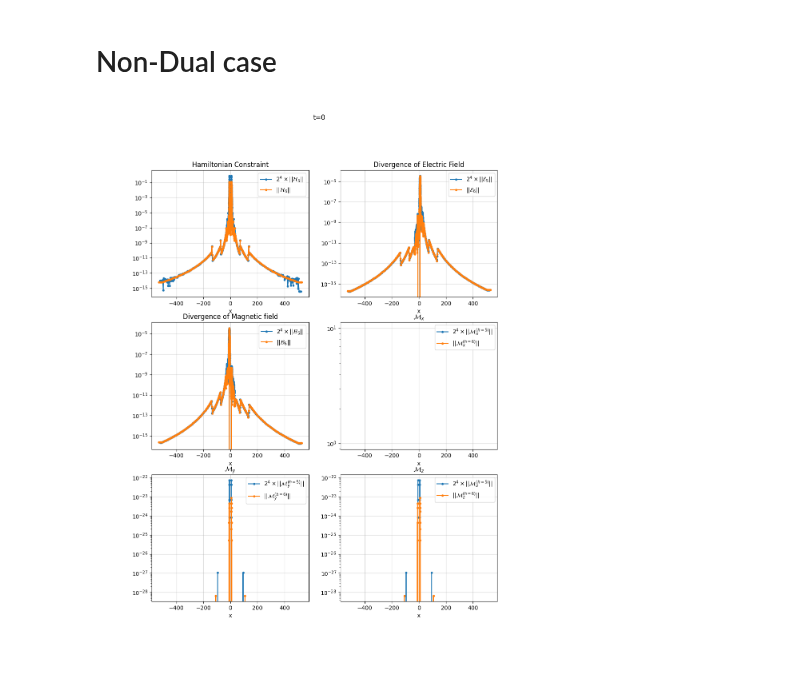
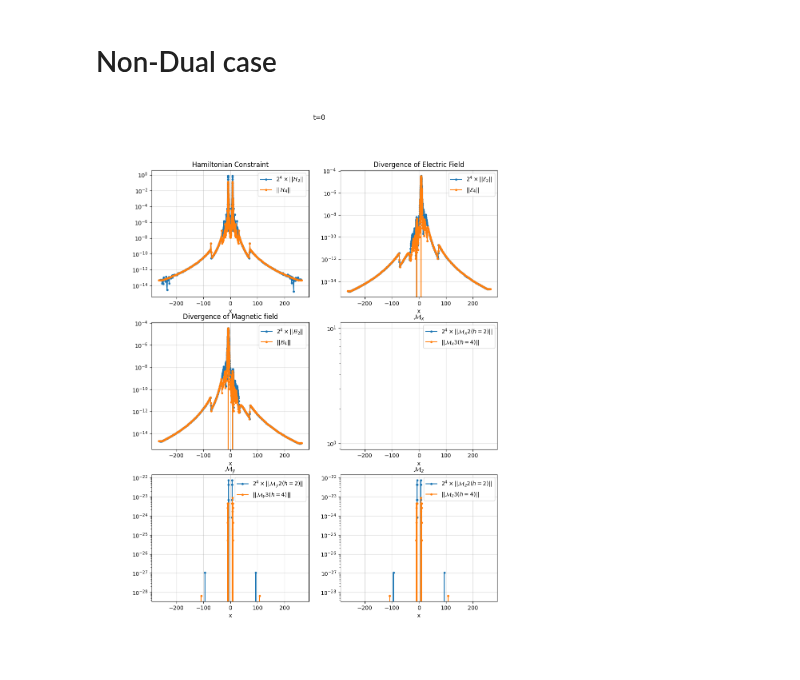
Before and after one commit to jpmvferreira/dyonic-collision-private, a Jupyter notebook: analyze/IC.ipynb, the cells around one changed output. Saved outputs shown, nothing was run; the diff lists cells and outputs as text; code cells hidden in the pictures.

```diff
--- a/analyze/IC.ipynb
+++ b/analyze/IC.ipynb
@@ -139,7 +143,7 @@ ax[1].legend();
 # %% [markdown]
 # Non-Dual case
 # %%
-sd            = SimDir("../simulations/IC_L=512_M=0.5,0.5-Q=0.05,0-G=0,0.05-x0=8_h=4")
+sd            = SimDir("../simulations/Headon_BSSN_L=512_M=0.5,0.5-Q=0.05,0-G=0,0.05-x0=8_h=2")
 ts            = sd.timeseries
 gf            = sd.gf
 hc_norm       = ts.norm2["hc"]
@@ -149,7 +153,7 @@ mcx_norm      = ts.norm2["mcx"]
 mcy_norm      = ts.norm2["mcy"]
 mcz_norm      = ts.norm2["mcz"]
 
-sd_res2       = SimDir("../simulations/IC_L=512_M=0.5,0.5-Q=0.05,0-G=0,0.05-x0=8_h=8")
+sd_res2       = SimDir("../simulations/Headon_BSSN_L=512_M=0.5,0.5-Q=0.05,0-G=0,0.05-x0=8_h=4")
 ts_res2       = sd_res2.timeseries
 gf_res2       = sd_res2.gf
 hc_norm_res2  = ts_res2.norm2["hc"]
@@ -170,8 +174,8 @@ fig.suptitle(f"t={t}")
 coor_1, data_1 = GetMesh(sd,      "hc", axis)
 coor_2, data_2 = GetMesh(sd_res2, "hc", axis)
 
-ax[0,0].plot(coor_1[f"t={t}"], 2**4*abs(data_1[f"t={t}"]), marker=".", label=r"$2^4 \times ||\mathcal{H}_{5}||$")
-ax[0,0].plot(coor_2[f"t={t}"],      abs(data_2[f"t={t}"]), marker=".", label=r"$           ||\mathcal{H}_{6}||$")
+ax[0,0].plot(coor_1[f"t={t}"], 2**4*abs(data_1[f"t={t}"]), marker=".", label=r"$2^4 \times ||\mathcal{H}_{2}||$")
+ax[0,0].plot(coor_2[f"t={t}"],      abs(data_2[f"t={t}"]), marker=".", label=r"$           ||\mathcal{H}_{4}||$")
 
 ax[0,0].grid(alpha=0.5)
 ax[0,0].set_xlabel(axis)
@@ -183,8 +187,8 @@ ax[0,0].legend()
 coor_1, data_1 = GetMesh(sd,      "Ec", axis)
 coor_2, data_2 = GetMesh(sd_res2, "Ec", axis)
 
-ax[0,1].plot(coor_1[f"t={t}"], 2**4*abs(data_1[f"t={t}"]), marker=".", label=r"$2^4 \times ||\mathcal{E}_{5}||$")
-ax[0,1].plot(coor_2[f"t={t}"],      abs(data_2[f"t={t}"]), marker=".", label=r"$           ||\mathcal{E}_{6}||$")
+ax[0,1].plot(coor_1[f"t={t}"], 2**4*abs(data_1[f"t={t}"]), marker=".", label=r"$2^4 \times ||\mathcal{E}_{2}||$")
+ax[0,1].plot(coor_2[f"t={t}"],      abs(data_2[f"t={t}"]), marker=".", label=r"$           ||\mathcal{E}_{4}||$")
 
 ax[0,1].grid(alpha=0.5)
 ax[0,1].set_xlabel(axis)
@@ -196,8 +200,8 @@ ax[0,1].legend()
 coor_1, data_1 = GetMesh(sd,      "Bc", axis)
 coor_2, data_2 = GetMesh(sd_res2, "Bc", axis)
 
-ax[1,0].plot(coor_1[f"t={t}"], 2**4*abs(data_1[f"t={t}"]), marker=".", label=r"$2^4 \times ||\mathcal{B}_{5}||$")
-ax[1,0].plot(coor_2[f"t={t}"],      abs(data_2[f"t={t}"]), marker=".", label=r"$           ||\mathcal{B}_{6}||$")
+ax[1,0].plot(coor_1[f"t={t}"], 2**4*abs(data_1[f"t={t}"]), marker=".", label=r"$2^4 \times ||\mathcal{B}_{2}||$")
+ax[1,0].plot(coor_2[f"t={t}"],      abs(data_2[f"t={t}"]), marker=".", label=r"$           ||\mathcal{B}_{4}||$")
 
 ax[1,0].grid(alpha=0.5)
 ax[1,0].set_xlabel(axis)
@@ -209,40 +213,40 @@ ax[1,0].legend();
 coor_1, data_1 = GetMesh(sd,      "mcx", axis)
 coor_2, data_2 = GetMesh(sd_res2, "mcx", axis)
 
-ax[1,1].plot(coor_1[f"t={t}"], 2**4*abs(data_1[f"t={t}"]), marker=".", label=r"$2^4 \times ||\mathcal{M}_x^{(h=5)}||$")
-ax[1,1].plot(coor_2[f"t={t}"],      abs(data_2[f"t={t}"]), marker=".", label=r"$           ||\mathcal{M}_x^{(h=6)}||$")
+ax[1,1].plot(coor_1[f"t={t}"], 2**4*abs(data_1[f"t={t}"]), marker=".", label=r"$2^4 \times ||\mathcal{M}_x2{(h=2)}||$")
+ax[1,1].plot(coor_2[f"t={t}"],      abs(data_2[f"t={t}"]), marker=".", label=r"$           ||\mathcal{M}_x3{(h=4)}||$")
 
 ax[1,1].grid(alpha=0.5)
 ax[1,1].set_xlabel(axis)
 ax[1,1].set_yscale("log")
 ax[1,1].set_title(r"$\mathcal{M}_x$")
 ax[1,1].legend();
 
 coor_1, data_1 = GetMesh(sd,      "mcy", axis)
 coor_2, data_2 = GetMesh(sd_res2, "mcy", axis)
 
-ax[2,0].plot(coor_1[f"t={t}"], 2**4*abs(data_1[f"t={t}"]), marker=".", label=r"$2^4 \times ||\mathcal{M}_y^{(h=5)}||$")
-ax[2,0].plot(coor_2[f"t={t}"],      abs(data_2[f"t={t}"]), marker=".", label=r"$           ||\mathcal{M}_y^{(h=6)}||$")
+ax[2,0].plot(coor_1[f"t={t}"], 2**4*abs(data_1[f"t={t}"]), marker=".", label=r"$2^4 \times ||\mathcal{M}_y2{(h=2)}||$")
+ax[2,0].plot(coor_2[f"t={t}"],      abs(data_2[f"t={t}"]), marker=".", label=r"$           ||\mathcal{M}_y3{(h=4)}||$")
 
 ax[2,0].grid(alpha=0.5)
 ax[2,0].set_xlabel(axis)
 ax[2,0].set_yscale("log")
 ax[2,0].set_title(r"$\mathcal{M}_y$")
 ax[2,0].legend();
 
 coor_1, data_1 = GetMesh(sd,      "mcz", axis)
 coor_2, data_2 = GetMesh(sd_res2, "mcz", axis)
 
-ax[2,1].plot(coor_1[f"t={t}"], 2**4*abs(data_1[f"t={t}"]), marker=".", label=r"$2^4 \times ||\mathcal{M}_z^{(h=5)}||$")
-ax[2,1].plot(coor_2[f"t={t}"],      abs(data_2[f"t={t}"]), marker=".", label=r"$           ||\mathcal{M}_z^{(h=6)}||$")
+ax[2,1].plot(coor_1[f"t={t}"], 2**4*abs(data_1[f"t={t}"]), marker=".", label=r"$2^4 \times ||\mathcal{M}_z2{(h=2)}||$")
+ax[2,1].plot(coor_2[f"t={t}"],      abs(data_2[f"t={t}"]), marker=".", label=r"$           ||\mathcal{M}_z3{(h=4)}||$")
 
 ax[2,1].grid(alpha=0.5)
 ax[2,1].set_xlabel(axis)
 ax[2,1].set_yscale("log")
 ax[2,1].set_title(r"$\mathcal{M}_z$")
 ax[2,1].legend();
 # %% [output]
-[figure, old version]
+[figure, new version]
 # %%
 fig, ax = plt.subplots(3, 2, figsize=(11.15,14))
 
```
Also changed, not shown: parts of 5 cells of this notebook, 34 other files.
